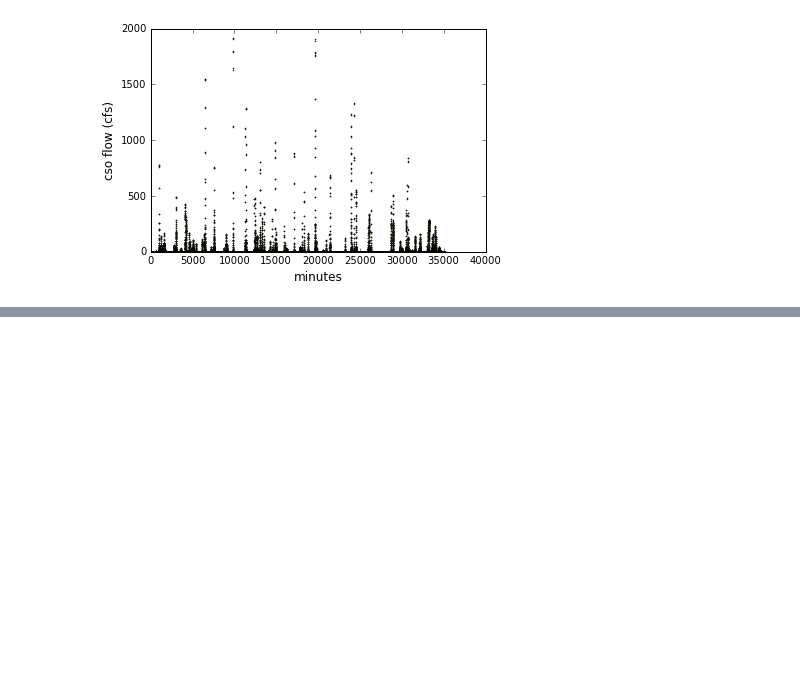
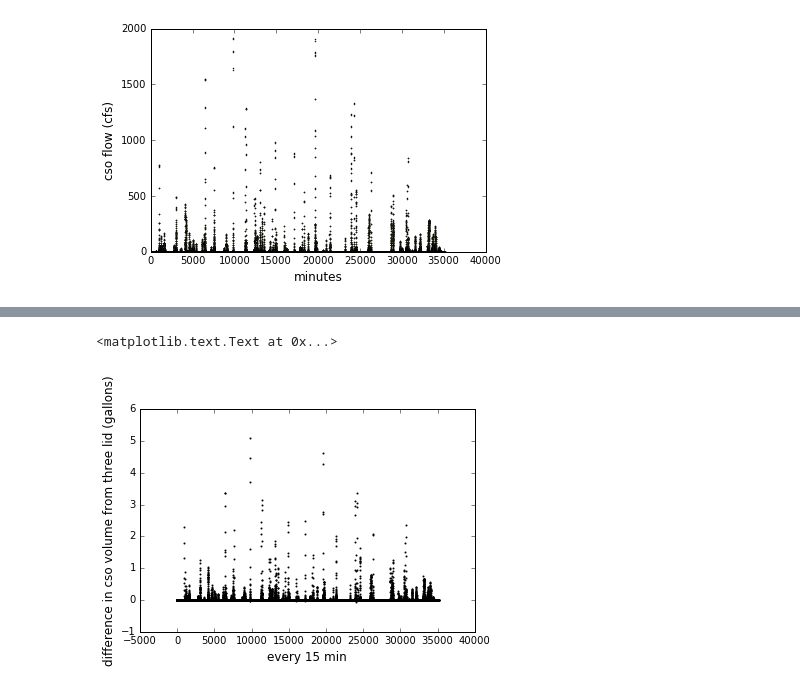
Before and after one commit to amcgarity/SWMMWise, a Jupyter notebook: PWD_Vary_Wakefield_cso_series_plots.ipynb, the cells around one changed output, grey strips where cells are left out. Cells and saved outputs as stored; diff of their text form; code cells hidden in the pictures; blank space fills up the shorter version.

```diff
--- a/PWD_Vary_Wakefield_cso_series_plots.ipynb
+++ b/PWD_Vary_Wakefield_cso_series_plots.ipynb
@@ -155,0 +191,17 @@ ax1.set_ylabel("cso flow (cfs)",fontsize=12)
+# %%
+collectionName = '2008trial4'
+diff_list = []
+x = range(0,length-1)
+#print db[collectionName]
+results = volume_reduction_and_runoff_volume_vs_lid_number(collectionName)
+length = len(results["outflow_series"][1])
+for i in x:
+    diff = results["outflow_series"][0][i]-results["outflow_series"][3][i]
+    diff_list.append(diff)
+#x = range(0,length)
+plt.scatter(x,diff_list, s=1)
+plt.xlabel("every 15 min",fontsize=12)
+plt.ylabel("difference in cso volume from three lid (gallons)",fontsize=12)
+# %% [output]
+<matplotlib.text.Text at 0x...>
+[figure, added]
```
Also changed, not shown: parts of 5 cells of this notebook.
